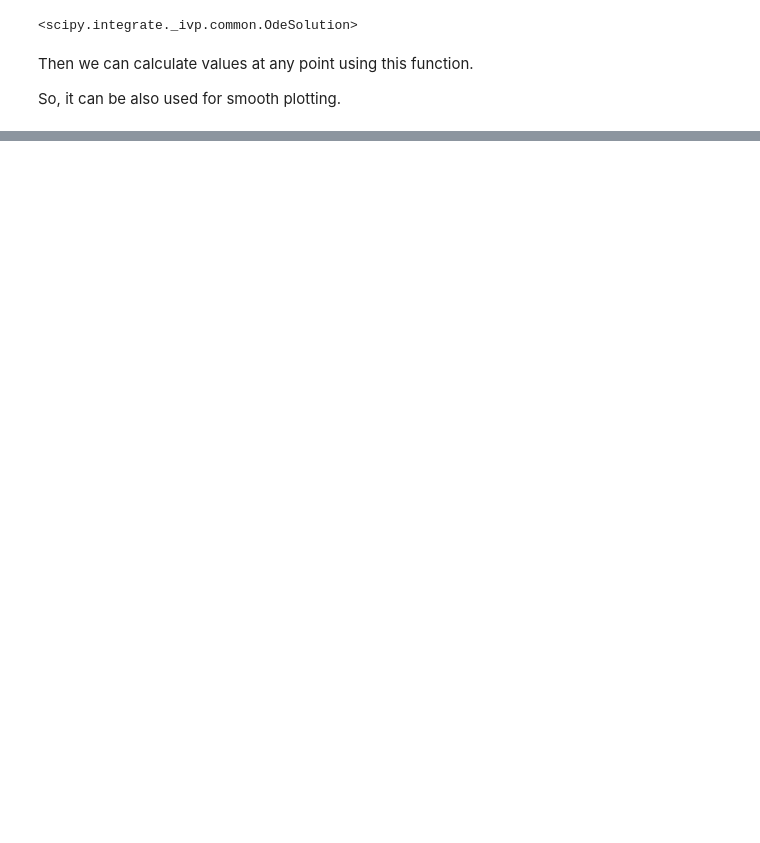
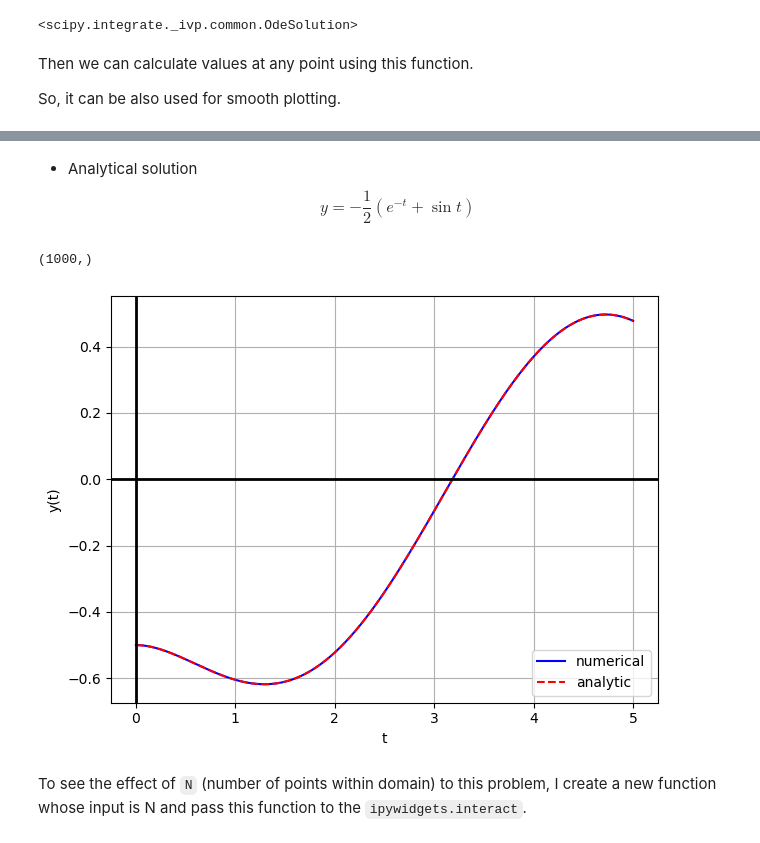
Before and after one commit to mgjeon/2023_zpinn, a Jupyter notebook: nbs/00_ode.ipynb, the cells around one changed output, grey strips where cells are left out. Drawn from its saved outputs; the diff is of its cells as text; code cells hidden in the pictures; blank space fills up the shorter version.

```diff
--- a/nbs/00_ode.ipynb
+++ b/nbs/00_ode.ipynb
@@ -398,0 +508,18 @@ plt.tight_layout()
+# %%
+#| export
+def draw_solution_y_with_exact_y(t, # the array of time domain [t1, t2, ... ,tN]
+                                    f, # the array of ode output target function y(t)
+                                    f_exact):  # the array of ode analytic function y(t)
+    """ Draw ode output y(t) with analytical y(t) """
+    fig, ax = plt.subplots(nrows=1, ncols=1)
+
+    ax.plot(t, f, color='blue', linestyle='solid', label='numerical') # y(t)
+    ax.plot(t, f, color='red', linestyle='dashed', label='analytic') # y(t)
+    ax.axhline(0, color='k', linewidth=2) # x-axis
+    ax.axvline(0, color='k', linewidth=2) # y-axis
+    ax.grid(True)
+    ax.set_xlabel('t')
+    ax.set_ylabel('y(t)')
+    ax.legend()
+
+    plt.tight_layout()
@@ -398,0 +542,17 @@ plt.tight_layout()
+# %% [markdown]
+- Analytical solution
+$$
+y = -\frac{1}{2}(e^{-t} + \sin t)
+$$
+# %%
+f_exact = lambda t: -0.5*(np.exp(-t) + np.sin(t))
+y_exact = f_exact(t_eval)
+y_exact.shape
+# %% [output]
+(1000,)
+# %%
+draw_solution_y_with_exact_y(t_eval, y_eval[0], y_exact)
+# %% [output]
+[figure, added]
+# %% [markdown]
+To see the effect of `N` (number of points within domain) to this problem, I create a new function whose input is N and pass this function to the `ipywidgets.interact`.
```
Also changed, not shown: parts of 109 cells of this notebook, 14 other files.
